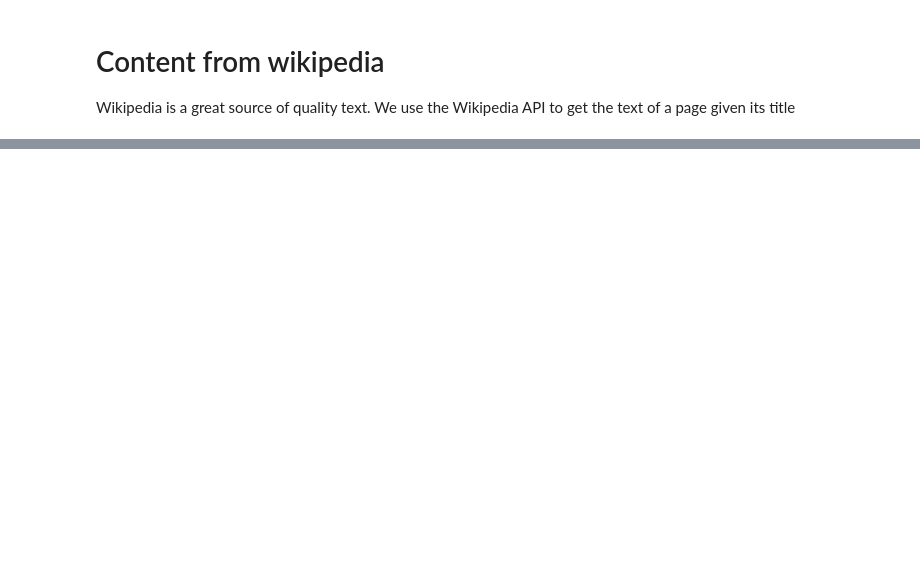
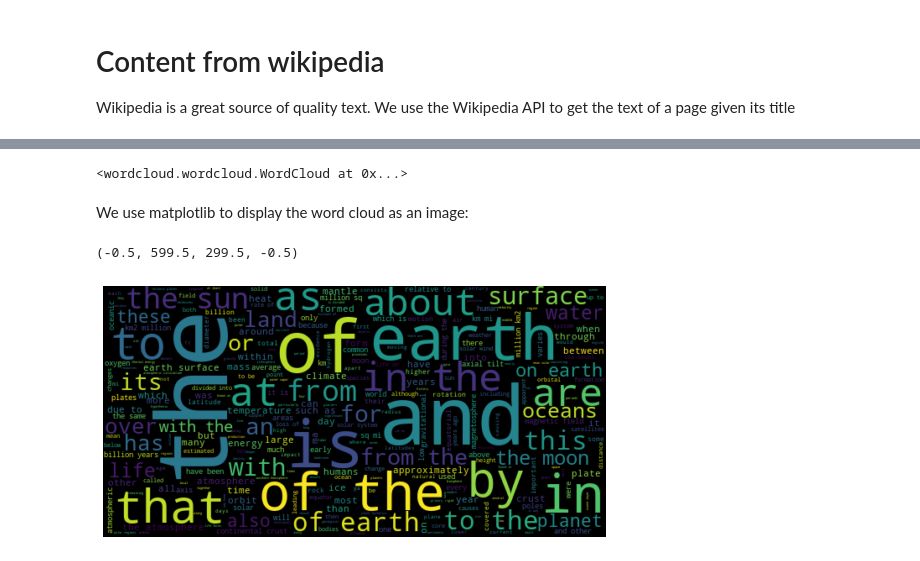
Before and after one commit to alexisperrier/intro2nlp, a Jupyter notebook: notebooks/intro2nlp_01_Create_a_wordcloud.ipynb, the cells around one changed output, grey strips where cells are left out. Cells and saved outputs as stored; diff of their text form; code cells hidden in the pictures; blank space fills up the shorter version.

Commit message:
Create your 1st wordcloud

```diff
--- a/notebooks/intro2nlp_01_Create_a_wordcloud.ipynb
+++ b/notebooks/intro2nlp_01_Create_a_wordcloud.ipynb
@@ -71,0 +135,29 @@ GPlates Portal (University of Sydney)
+# %%
+# import the wordcloud library
+from wordcloud import WordCloud
+# Instantiate a new wordcloud.
+wordcloud = WordCloud(
+        random_state = 8,
+        normalize_plurals = False,
+        width = 600,
+        height= 300,
+        max_words = 300,
+        stopwords = [])
+
+# Apply the wordcloud to the text.
+wordcloud.generate(text)
+# %% [output]
+<wordcloud.wordcloud.WordCloud at 0x...>
+# %% [markdown]
+We use matplotlib to display the word cloud as an image:
+# %%
+import matplotlib.pyplot as plt
+# create a figure
+fig, ax = plt.subplots(1,1, figsize = (9,6))
+# add interpolation = bilinear to smooth things out
+plt.imshow(wordcloud, interpolation='bilinear')
+# and remove the axis
+plt.axis("off")
+# %% [output]
+(-0.5, 599.5, 299.5, -0.5)
+[figure, added]
```
Also changed, not shown: parts of 17 cells of this notebook.
